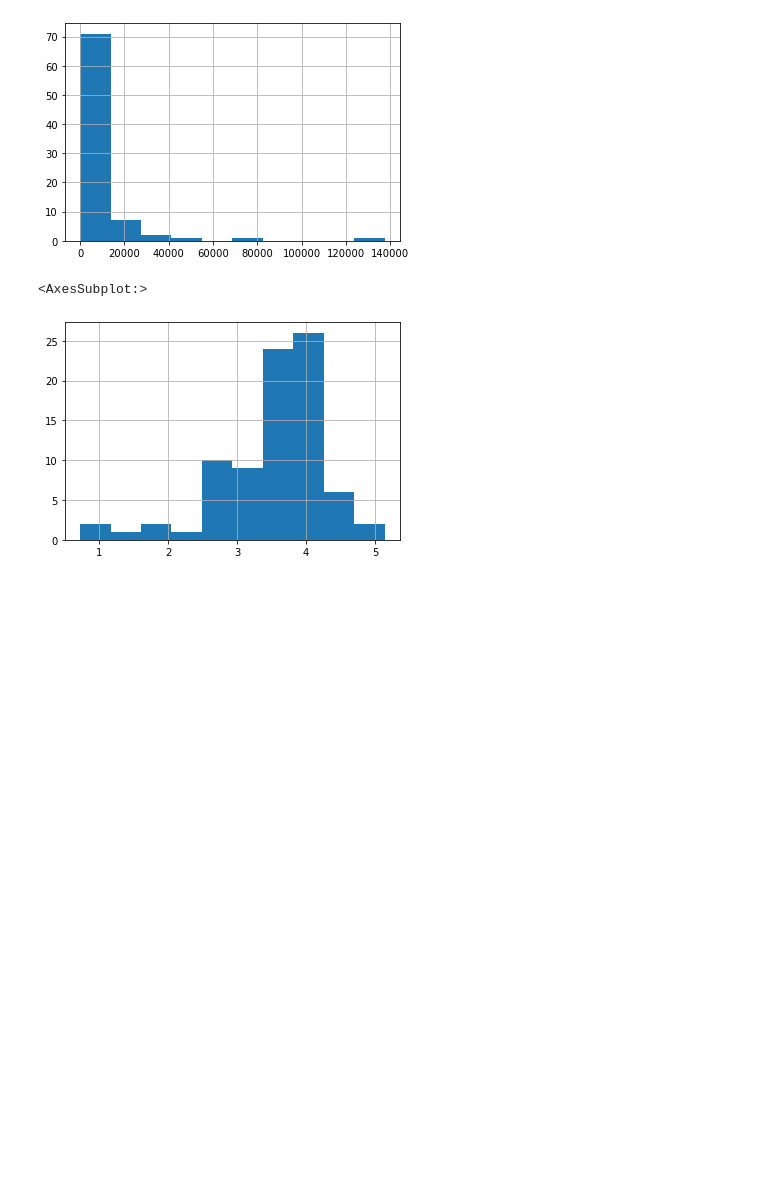
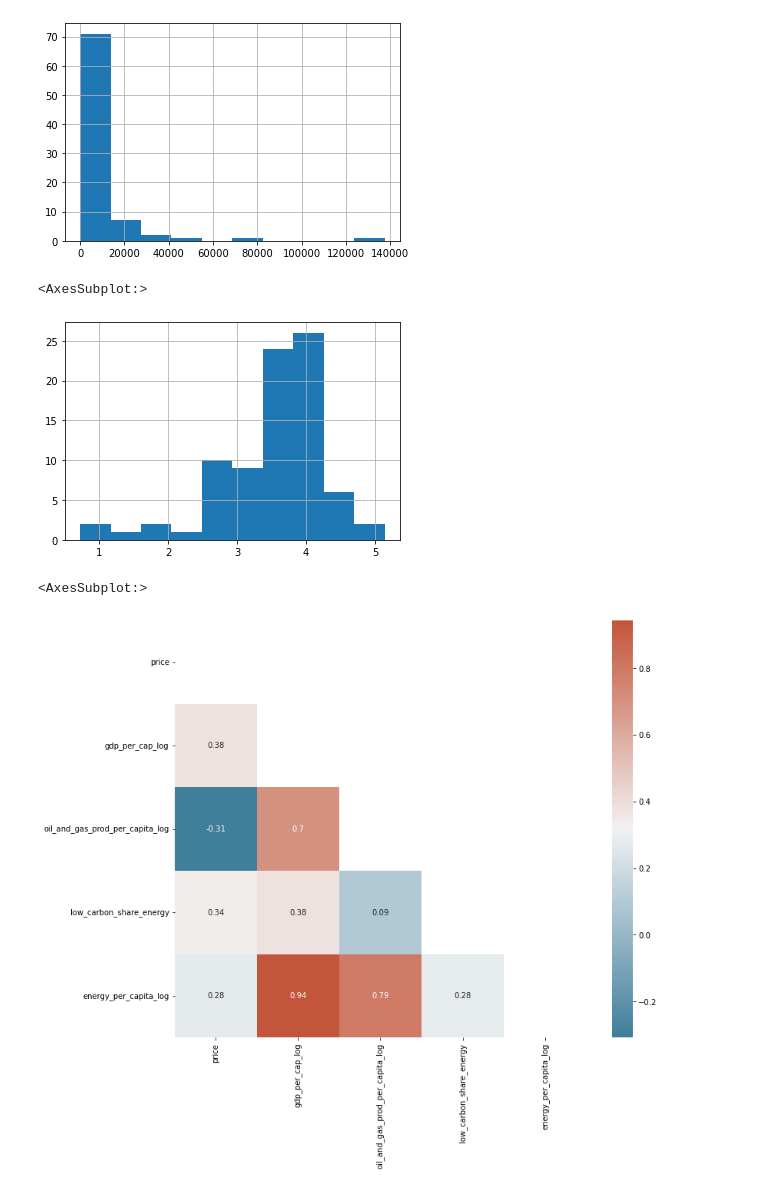
Before and after one commit to sean-dluhc/ons-energy-analysis, a Jupyter notebook: energy_analysis_eda.ipynb, the cells around one changed output. Cells and saved outputs as stored; diff of their text form; code cells hidden in the pictures; blank space fills up the shorter version.

```diff
--- a/energy_analysis_eda.ipynb
+++ b/energy_analysis_eda.ipynb
@@ -161,3 +164,16 @@ scatter_chart(data=joined_energy_data[joined_energy_data['iso3'].isin(europe_cou
 # %%
 #plot of price vs usage per cap, again this could be driven by higher standards of living driving up the prices in countries which use more energy
 scatter_chart(data=joined_energy_data, x_var='energy_per_capita_log', y_var='price', x_label='Energy usage per capita log(tWH)', y_label='Price (£/kWh)', hover_labels='country')
+# %%
+#remove energy per cap as it correlates with gdp per cap
+features = joined_energy_data[['price', 'gdp_per_cap_log', 'oil_and_gas_prod_per_capita_log', 'low_carbon_share_energy', 'energy_per_capita_log']]
+corr_matrix = features.corr()
+
+
+f, ax = plt.subplots(figsize=(12, 10))
+mask = np.triu(np.ones_like(corr_matrix, dtype=bool))
+cmap = sns.diverging_palette(230, 20, as_cmap=True)
+sns.heatmap(corr_matrix, annot=True, mask = mask, cmap=cmap)
+# %% [output]
+<AxesSubplot:>
+[figure, added]
```
Also changed, not shown: parts of 5 cells of this notebook.
